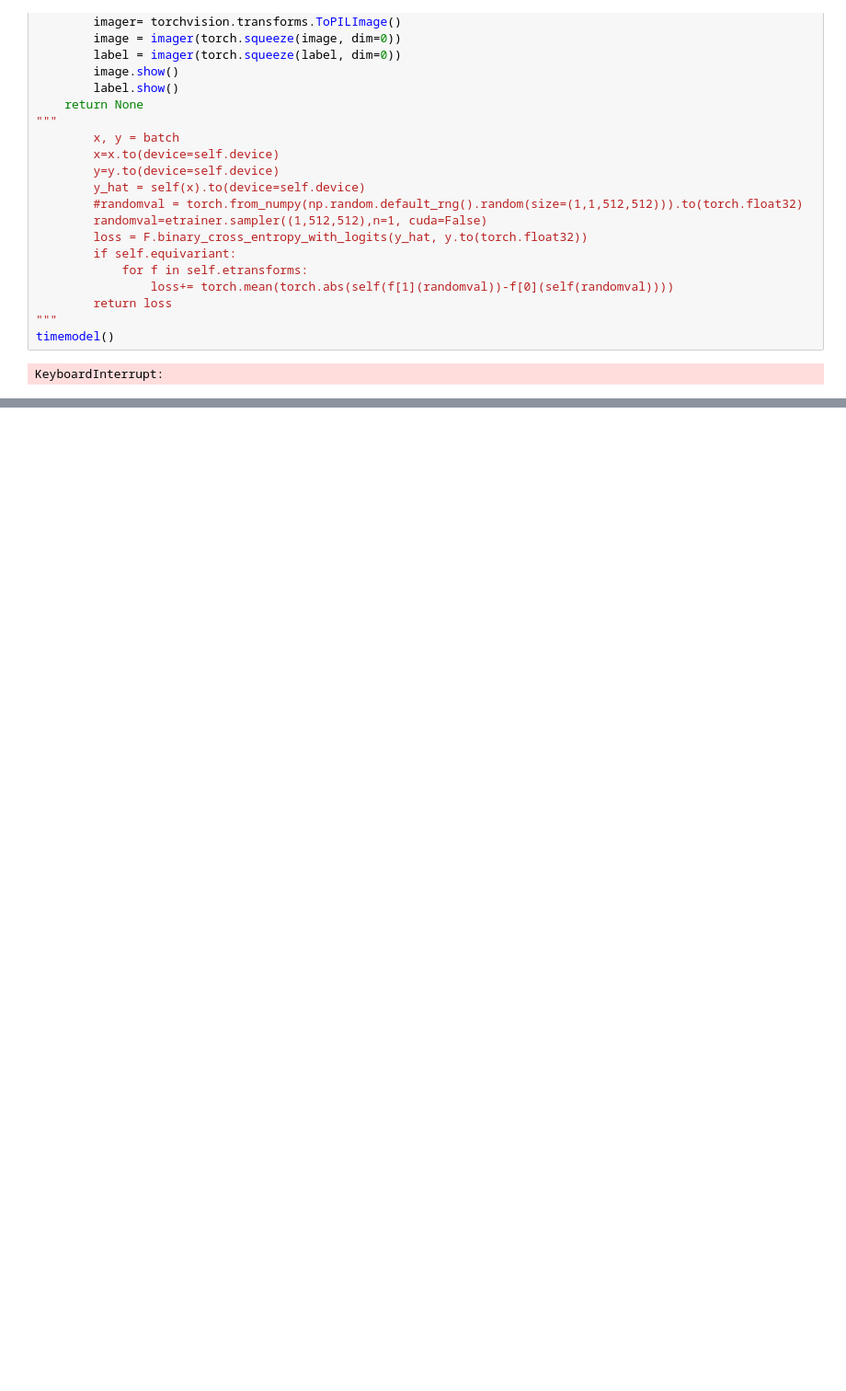
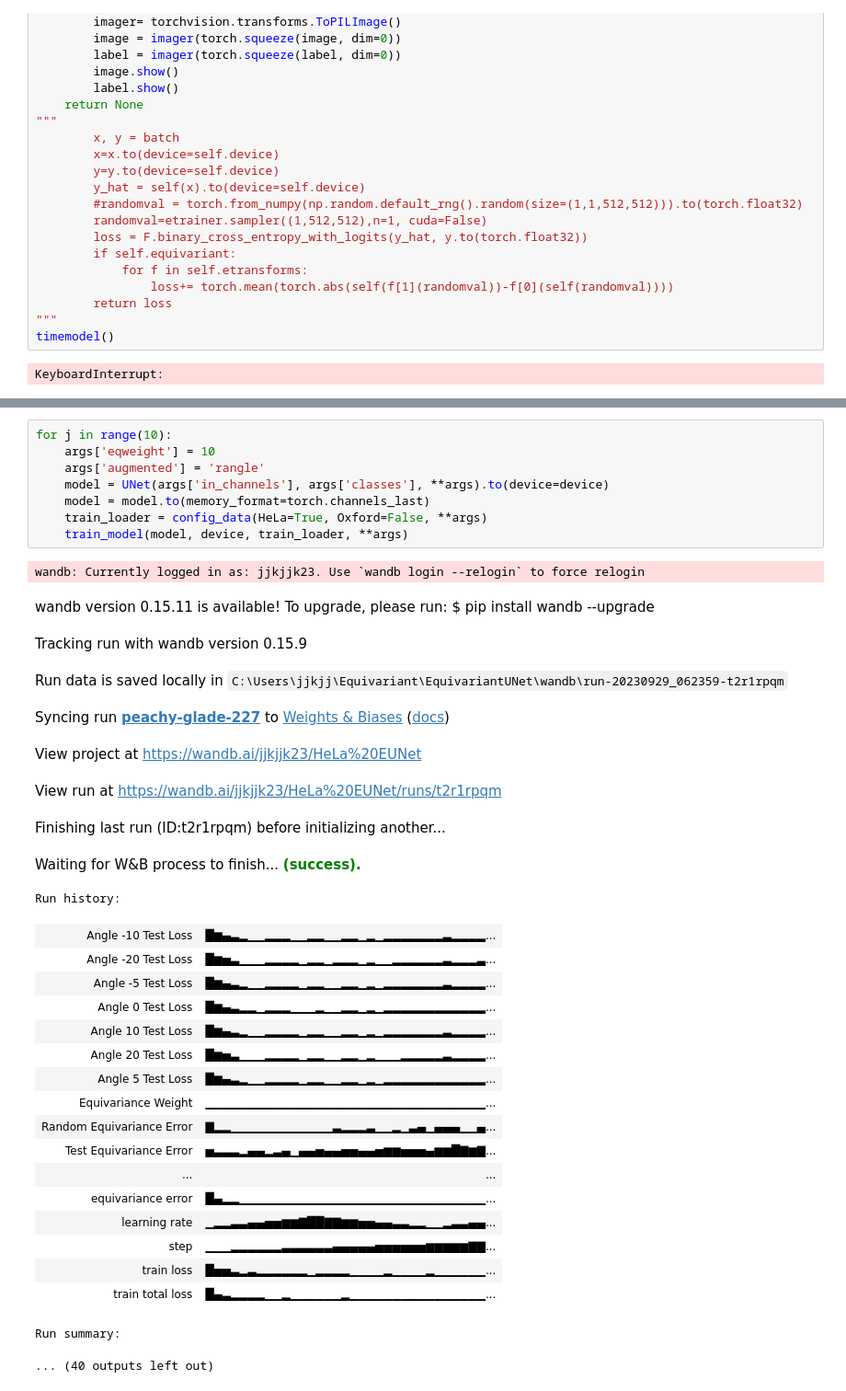
Before and after one commit to jjkjjk23/EquivariantUNet, a Jupyter notebook: HeLa EUnet.ipynb, the cells around one changed output, grey strips where cells are left out. Shown at 92% size. Drawn from its saved outputs; the diff is of its cells as text; blank space fills up the shorter version.

```diff
--- a/HeLa EUnet.ipynb
+++ b/HeLa EUnet.ipynb
@@ -368 +432,38 @@ Run data is saved locally in C:\Users\jjkjj\Equivariant\EquivariantUNet\wandb\ru
+# %%
+for j in range(10):
+    args['eqweight'] = 10
+    args['augmented'] = 'rangle'
+    model = UNet(args['in_channels'], args['classes'], **args).to(device=device)
+    model = model.to(memory_format=torch.channels_last)
+    train_loader = config_data(HeLa=True, Oxford=False, **args)
+    train_model(model, device, train_loader, **args)
+# %% [output]
+wandb: Currently logged in as: jjkjjk23. Use `wandb login --relogin` to force relogin
+wandb version 0.15.11 is available! To upgrade, please run: $ pip install wandb --upgrade
+Tracking run with wandb version 0.15.9
+Run data is saved locally in C:\Users\jjkjj\Equivariant\EquivariantUNet\wandb\run-20230929_062359-t2r1rpqm
+Syncing run peachy-glade-227 to Weights & Biases (docs)
+View project at https://wandb.ai/jjkjjk23/HeLa%20EUNet
+View run at https://wandb.ai/jjkjjk23/HeLa%20EUNet/runs/t2r1rpqm
+Finishing last run (ID:t2r1rpqm) before initializing another...
+Waiting for W&B process to finish... (success).
+Run history:
+| Angle -10 Test Loss | █▆▄▃▂▁▁▂▂▂▁▁▂▂▁▁▂▂▁▂▁▂▂▂▂▂▂▂▃▂▂▂▂... |
+| Angle -20 Test Loss | █▆▅▃▁▁▁▂▂▂▂▁▂▂▁▂▂▂▁▂▁▁▂▂▂▂▂▂▃▂▂▂▃... |
+| Angle -5 Test Loss | █▆▄▃▂▁▁▂▂▂▂▁▂▂▁▁▂▂▁▂▁▂▂▂▂▂▂▂▃▂▂▂▂... |
+| Angle 0 Test Loss | █▆▄▃▂▂▁▂▂▂▁▁▁▂▁▁▂▂▁▂▁▂▂▂▂▂▂▂▂▂▂▂▂... |
+| Angle 10 Test Loss | █▆▄▃▂▁▁▂▂▂▂▁▂▂▁▁▂▂▁▂▁▂▂▂▂▂▂▂▃▂▂▂▂... |
+| Angle 20 Test Loss | █▆▅▃▁▁▁▂▂▂▂▁▂▂▁▁▂▂▁▂▁▁▁▂▂▂▂▂▃▂▂▂▂... |
+| Angle 5 Test Loss | █▆▄▃▂▁▁▂▂▂▂▁▂▂▁▁▂▂▁▂▁▂▂▂▂▂▂▂▂▂▂▂▂... |
+| Equivariance Weight | ▁▁▁▁▁▁▁▁▁▁▁▁▁▁▁▁▁▁▁▁▁▁▁▁▁▁▁▁▁▁▁▁▁... |
+| Random Equivariance Error | ▇▂▂▁▁▁▁▁▁▁▁▁▁▁▁▃▂▂▂▃▁▁▂▁▃▄▁▄▄▄▁▁▄... |
+| Test Equivariance Error | ▅▃▃▃▂▄▄▂▃▄▁▄▄▅▄▄▅▅▄▄▅▆▆▅▅▅▄▆▆█▇▆▇... |
+| ... | ... |
+| equivariance error | █▄▂▂▁▁▁▁▁▁▁▁▁▁▁▁▁▁▁▁▁▁▁▁▁▁▁▁▁▁▁▁▁... |
+| learning rate | ▁▂▂▃▃▄▄▅▅▆▆▇██▇▇▆▆▅▅▄▄▃▃▂▂▁▁▂▃▃▄▄... |
+| step | ▁▁▁▂▂▂▂▂▂▃▃▃▃▃▃▄▄▄▄▄▅▅▅▅▅▅▆▆▆▆▆▇▇... |
+| train loss | █▅▅▃▂▃▂▂▂▂▂▂▁▂▂▂▂▁▁▁▁▂▁▁▁▁▂▁▁▁▁▁▁... |
+| train total loss | █▄▃▂▂▂▂▁▁▂▁▁▁▁▁▁▂▁▁▁▁▁▁▁▁▁▁▁▁▁▁▁▁... |
+Run summary:
+... (40 outputs left out)
 # %%
```
Also changed, not shown: parts of 7 cells of this notebook, 4 other files.
